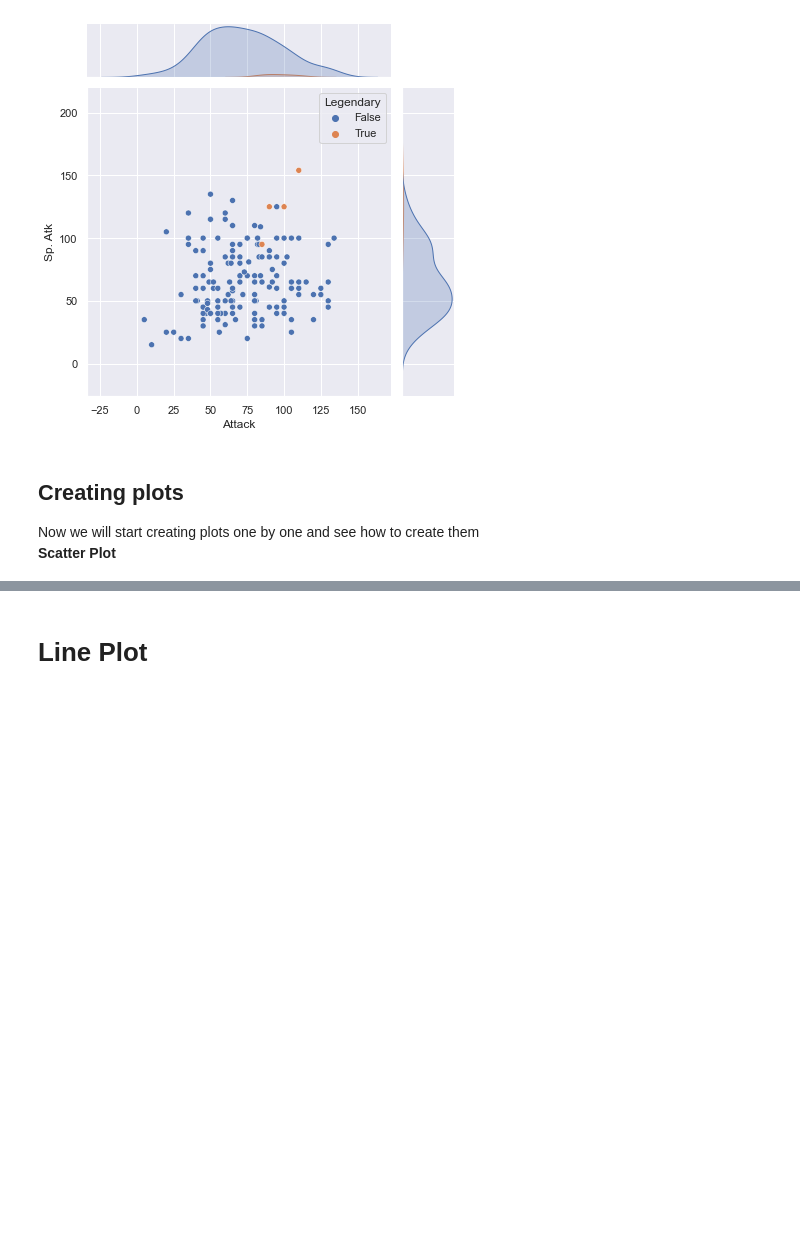
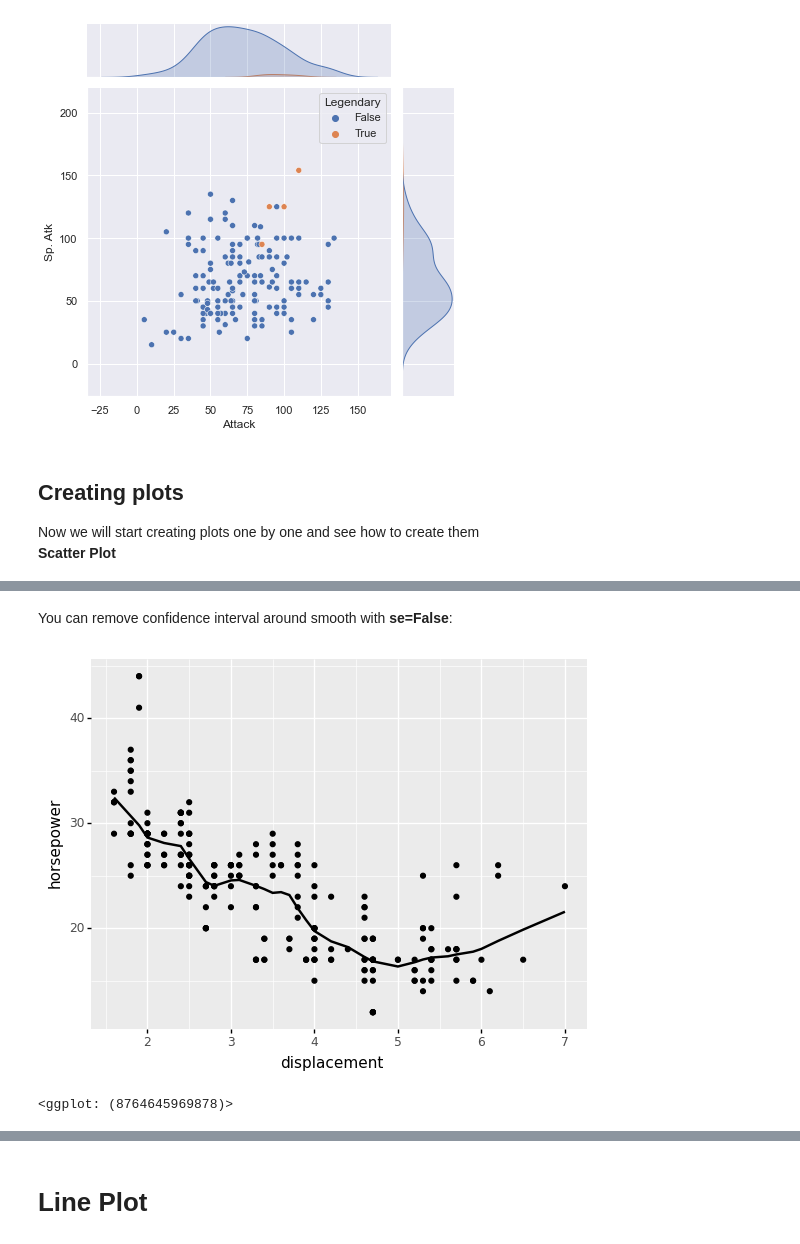
Before and after one commit to okara83/Visualization-Examples-and-Tutorials, a Jupyter notebook: seaborn-plotnine-viz-tutorial.ipynb, the cells around one changed output, grey strips where cells are left out. Saved outputs shown, nothing was run; the diff lists cells and outputs as text; code cells hidden in the pictures; blank space fills up the shorter version.

```diff
--- a/seaborn-plotnine-viz-tutorial.ipynb
+++ b/seaborn-plotnine-viz-tutorial.ipynb
@@ -511,0 +548,12 @@ Now we will start creating plots one by one and see how to create them<br>
+# %% [markdown]
+You can remove confidence interval around smooth with <b>se=False</b>:
+# %%
+(
+    ggplot(mpg, aes(x='displ', y='hwy'))
+    + geom_point()
+    + geom_smooth(span=.2, se=False)
+    + labs(x='displacement', y='horsepower')
+)
+# %% [output]
+[figure, added]
+<ggplot: (8764645969878)>
```
Also changed, not shown: parts of 26 cells of this notebook.
